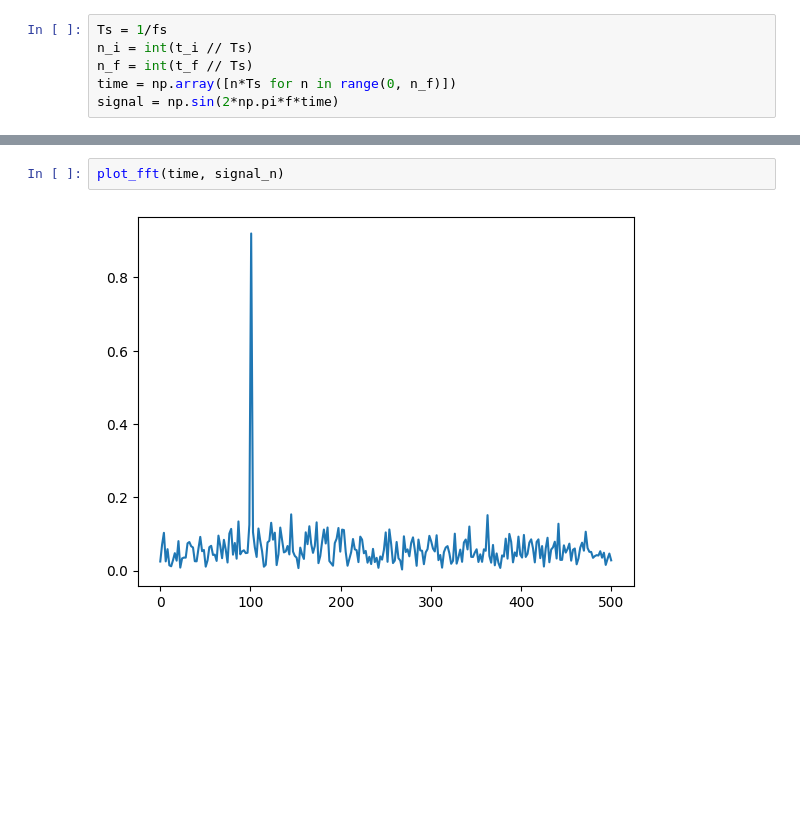
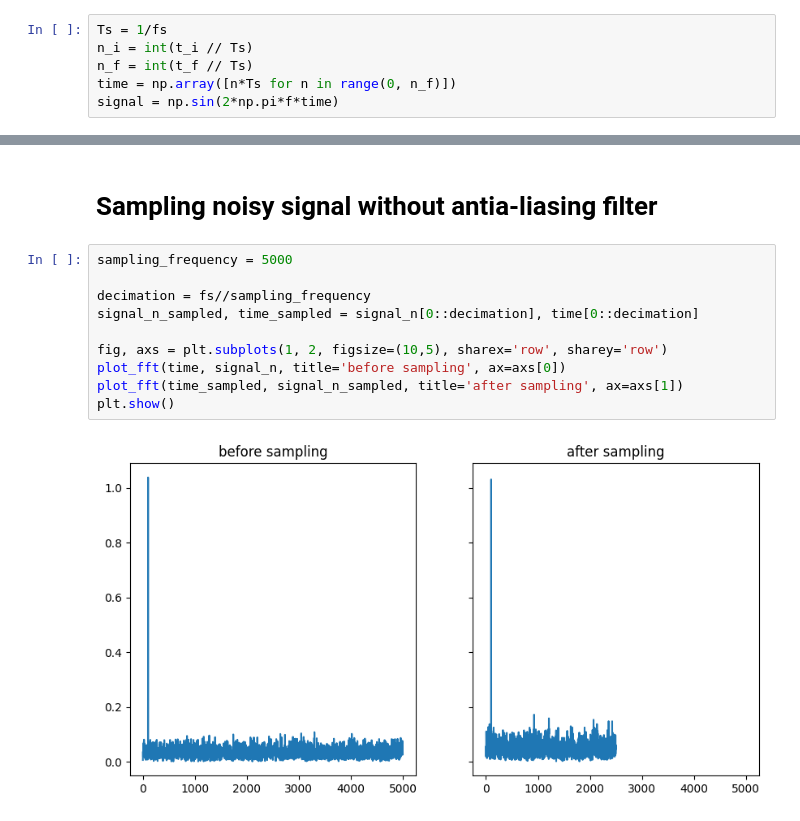
Before and after one commit to carloshernangarrido/control, a Jupyter notebook: 04_typical-stages-in-DSP/Resolution_example/Ej2.ipynb, the cells around one changed output, grey strips where cells are left out. Drawn from its saved outputs; the diff is of its cells as text; blank space fills up the shorter version.

```diff
--- a/04_typical-stages-in-DSP/Resolution_example/Ej2.ipynb
+++ b/04_typical-stages-in-DSP/Resolution_example/Ej2.ipynb
@@ -99,4 +109,14 @@ plot_fft(time, signal)
-# %%
-plot_fft(time, signal_n)
-# %% [output]
-[figure, removed]
+# %% [markdown]
+# Sampling noisy signal without antia-liasing filter
+# %%
+sampling_frequency = 5000
+
+decimation = fs//sampling_frequency
+signal_n_sampled, time_sampled = signal_n[0::decimation], time[0::decimation]
+
+fig, axs = plt.subplots(1, 2, figsize=(10,5), sharex='row', sharey='row')
+plot_fft(time, signal_n, title='before sampling', ax=axs[0])
+plot_fft(time_sampled, signal_n_sampled, title='after sampling', ax=axs[1])
+plt.show()
+# %% [output]
+[figure, added]
```
Also changed, not shown: parts of 7 cells of this notebook.
